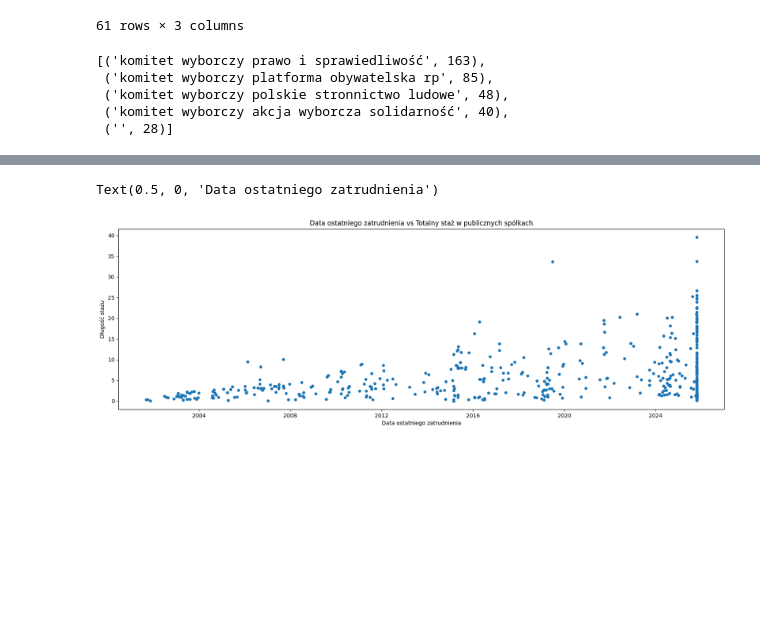
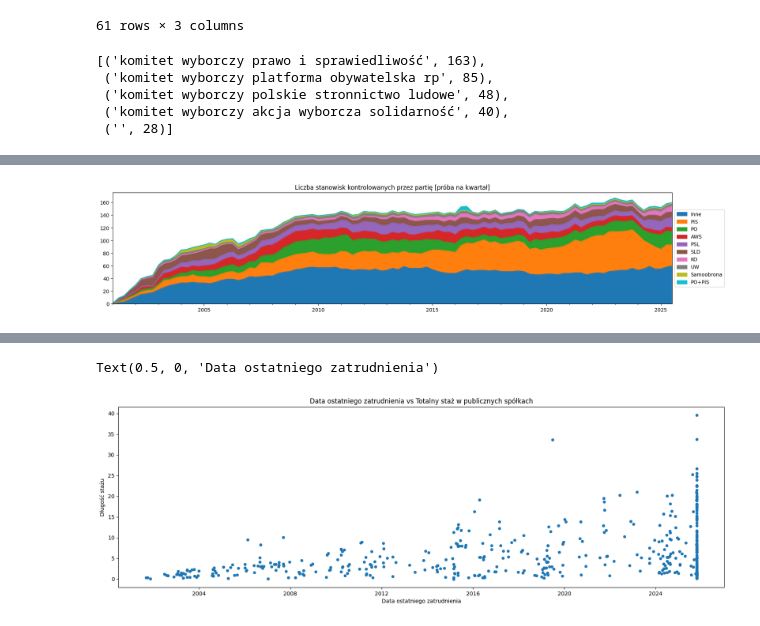
Before and after one commit to SzymonPajzert/koryta, a Jupyter notebook: data/scrapers/src/analysis/notebooks/People's regions.ipynb, the cells around one changed output, grey strips where cells are left out. Drawn from its saved outputs; the diff is of its cells as text; code cells hidden in the pictures; blank space fills up the shorter version.

```diff
--- a/data/scrapers/src/analysis/notebooks/People's regions.ipynb
+++ b/data/scrapers/src/analysis/notebooks/People's regions.ipynb
@@ -104,3 +116,7 @@ ax.legend(loc="center left", bbox_to_anchor=(1.0,0.5))
+# %%
+show_graph("QE", "kwartał", start="2001/01/01")
+# %% [output]
+[figure, added]
 # %%
 ax = parties_aggregated.plot.pie()
 ax.set_title("Łączny czas kontroli przez partie")
```
Also changed, not shown: parts of 7 cells of this notebook, 1 other file.
